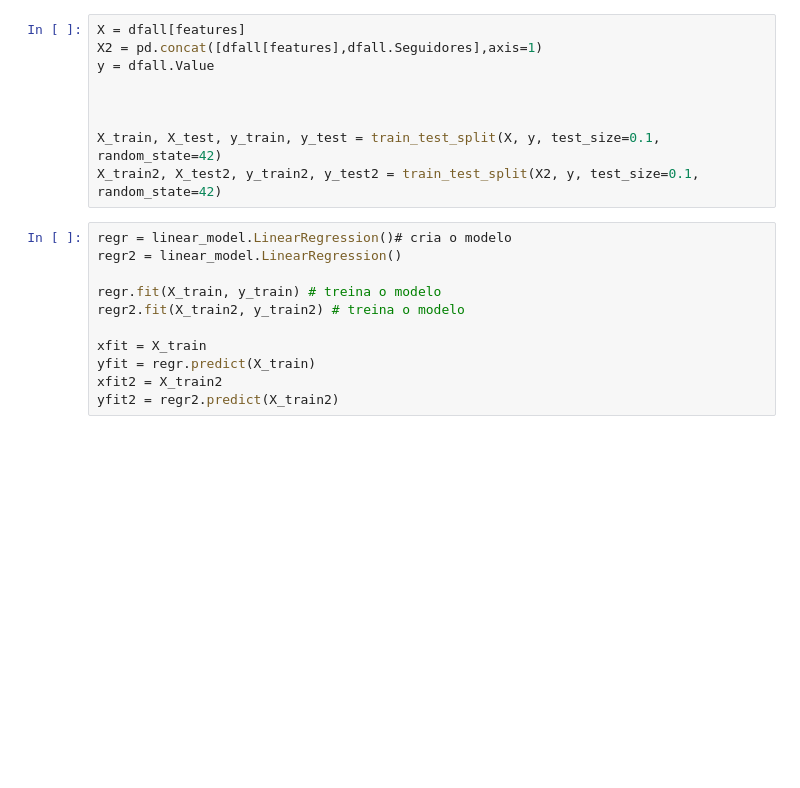
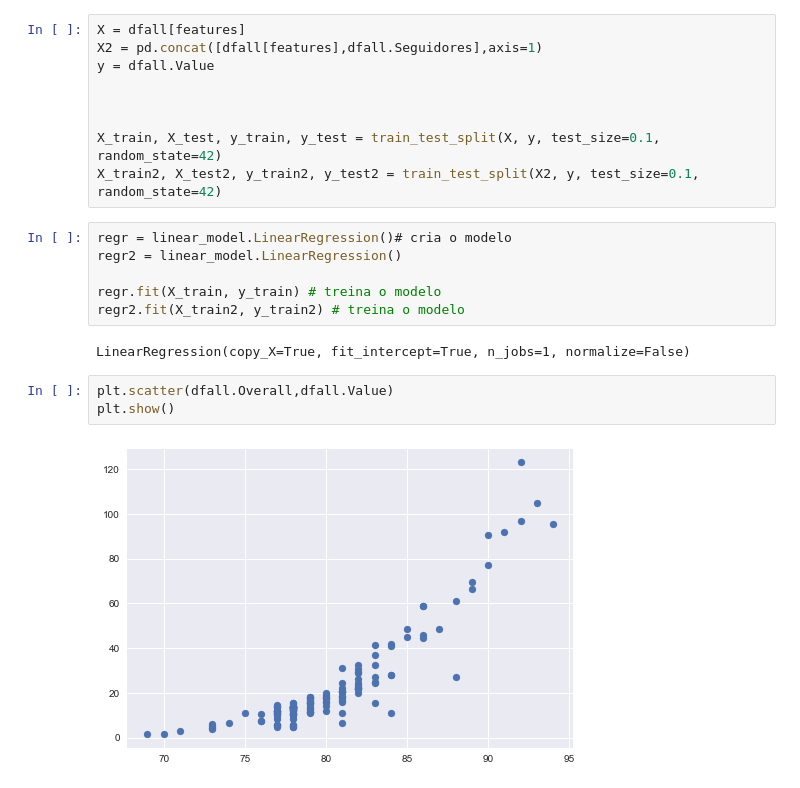
Before and after one commit to Joaogca/ProjetoFinal-CD, a Jupyter notebook: Check-1.ipynb, the cells around one changed output. Cells and saved outputs as stored; diff of their text form; blank space fills up the shorter version.

```diff
--- a/Check-1.ipynb
+++ b/Check-1.ipynb
@@ -72,11 +98,13 @@ regr2 = linear_model.LinearRegression()
 
 regr.fit(X_train, y_train) # treina o modelo
 regr2.fit(X_train2, y_train2) # treina o modelo
-
-xfit = X_train
-yfit = regr.predict(X_train)
-xfit2 = X_train2
-yfit2 = regr2.predict(X_train2)
+# %% [output]
+LinearRegression(copy_X=True, fit_intercept=True, n_jobs=1, normalize=False)
+# %%
+plt.scatter(dfall.Overall,dfall.Value)
+plt.show()
+# %% [output]
+[figure, added]
 # %%
 #OLS
 yy = y_train
```
Also changed, not shown: parts of 6 cells of this notebook.
